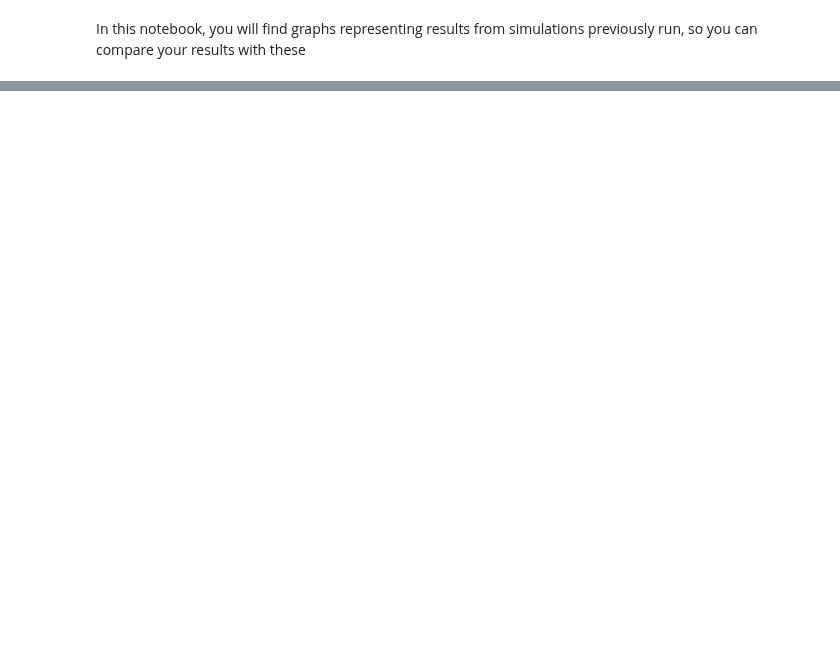
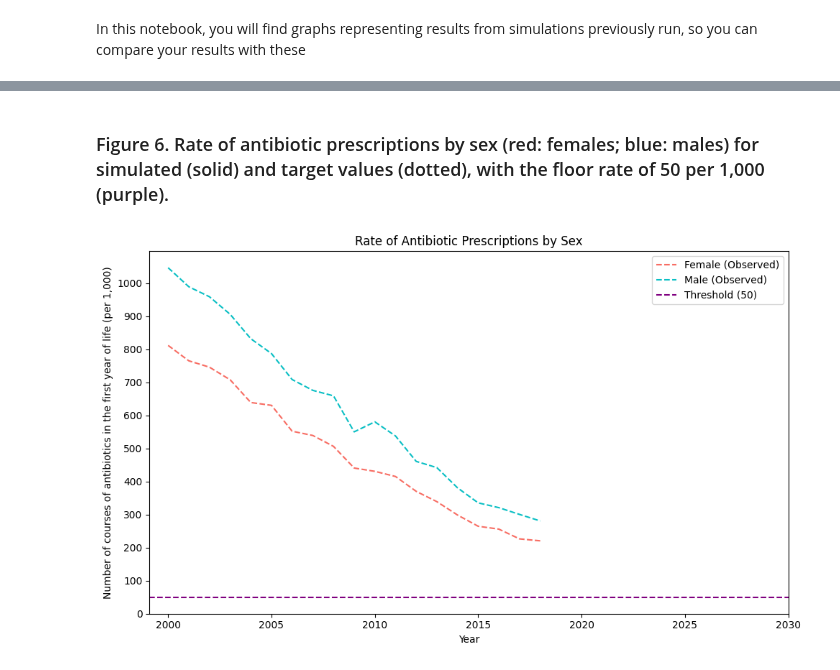
Before and after one commit to resplab/leap, a Jupyter notebook: notebook.ipynb, the cells around one changed output, grey strips where cells are left out. Cells and saved outputs as stored; diff of their text form; code cells hidden in the pictures; blank space fills up the shorter version.

Commit message:
upload csv for infant data and create half of figure 6

```diff
--- a/notebook.ipynb
+++ b/notebook.ipynb
@@ -61,0 +30,39 @@ max_age:
+# %% [markdown]
+### Figure 6. Rate of antibiotic prescriptions by sex (red: females; blue: males) for simulated (solid) and target values (dotted), with the floor rate of 50 per 1,000 (purple).
+# %%
+## Figure 6. Rate of antibiotic prescriptions by sex (red: females; blue: males) for simulated (solid) and target values (dotted), with the floor rate of 50 per 1,000 (purple).
+
+# Load target data
+infant_data = pd.read_csv("leap/processed_data/InfantAbxBC.csv")
+
+# Plotting
+plt.figure(figsize=(10, 6))
+
+# Define colors to plot for different sexs
+sex_colour_dict = {"Male": "#09bfc4", "Female": "#f86d63"}
+
+# Dotted lines from count_data
+for sex in infant_data['sex'].unique():
+    infant_sex_data = infant_data[infant_data['sex'] == sex]
+    plt.plot(
+        infant_sex_data['year'],
+        infant_sex_data['rate'],
+        c=sex_colour_dict[sex],
+        linestyle='dashed',
+        label=f"{sex} (Observed)"
+    )
+
+# Additional elements
+plt.axhline(y=50, color='purple', linestyle='dashed', label="Threshold (50)")
+plt.ylabel("Number of courses of antibiotics in the first year of life (per 1,000)")
+plt.xlabel("Year")
+plt.xticks(range(infant_data['year'].min(), infant_data['year'].max() + 16, 5))
+plt.yticks(range(0, 1100, 100))
+plt.legend(title="")
+plt.title("Rate of Antibiotic Prescriptions by Sex")
+
+# Save the figure
+plt.tight_layout()
+plt.show()
+# %% [output]
+[figure, added]
```
Also changed, not shown: parts of 3 cells of this notebook, 2 other files.
